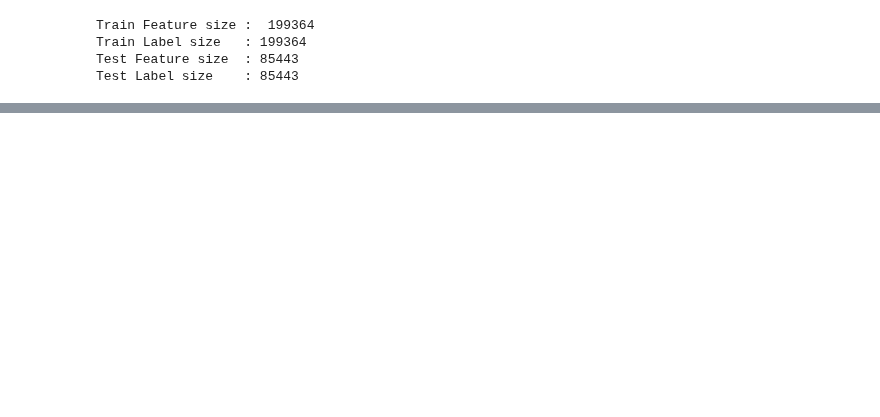
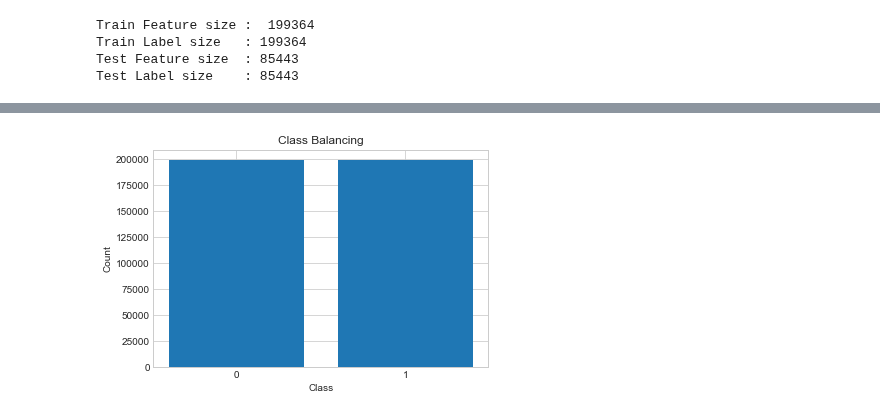
Before and after one commit to giridhar123/BigData, a Jupyter notebook: Notebook.ipynb, the cells around one changed output, grey strips where cells are left out. Cells and saved outputs as stored; diff of their text form; code cells hidden in the pictures; blank space fills up the shorter version.

```diff
--- a/Notebook.ipynb
+++ b/Notebook.ipynb
@@ -41,4 +75,4 @@ Il codice seguente permette la lettura del file da HDFS e quindi l'importazione
 # %%
 dataSet = spark.read \
-    .csv('hdfs://localhost:9099/creditCardProject/creditcard.csv', header = 'True', inferSchema='True')
+    .csv('hdfs://localhost:9090/user/cedric/bigdata/creditcard.csv', header = 'True', inferSchema='True')
 # %% [markdown]
@@ -121,5 +186,7 @@ print(corr["Class"] < soglia)
 # %% [markdown]
 Dalla matrice di correlazione eliminiamo questo, questo e questo
+# %%
+dfFinal = df.drop(["V13", "V23"], axis = 1) # <-- dalla matrice di correlazione
 # %% [markdown]
 ## Fisher Score
 # %%
@@ -140,2 +210,4 @@ print(idx)
 # %% [markdown]
 Dal fisher score eliminiamo questo, questo e questo
+# %%
+dfFinal = dfFinal.drop(["Time", "V3", "V6", "V11", "V14"], axis = 1) # <-- dal fisher score
@@ -219,24 +378,3 @@ print(f1result)
 6.9 Training
 Per l'addestramento è necessario importare i modelli da addestrare dalle librerie di Spark per la classificazione. Come modelli verranno utilizzati Decision Tree ed il classificatore di tipo probabilistico Naive Bayes per poter confrontare infine i risultati ottenuti.
 Per poter inizializzare i modelli è necessario prima inserire come parametri la caratteristica che il modello deve predire Severity , e la colonna delle features .
-# %%
-dfFinal = df.drop(["Time", "V3", "V6", "V11", "V14"], axis = 1) # <-- dal fisher score
-dfFinal = dfFinal.drop(["V13", "V23"], axis = 1) # <-- dalla matrice di correlazione
-
-#Random Forest
-from sklearn.ensemble import RandomForestClassifier
-from sklearn.metrics import accuracy_score
-from sklearn.metrics import confusion_matrix, ConfusionMatrixDisplay
-from imblearn.over_sampling import SMOTE
-
-features = dfFinal[dfFinal.columns[:len(dfFinal.columns)-1]].to_numpy()
-targets = dfFinal.Class.to_numpy()
-#features, targets = SMOTE().fit_resample(features,targets)
-#targets = targets.reshape(-1,1)
-
-target_un,count = np.unique(targets,return_counts=True)
-plt.title("Class Balancing")
-plt.xlabel("Class")
-plt.ylabel("Count")
-plt.bar([str(i) for i in target_un],count)
-plt.show()
@@ -263 +409,16 @@ Test Label size    : 85443
+# %%
+from imblearn.over_sampling import SMOTE
+
+#SOVRACAMPIONAMENTO SOLO DEL TRAINING SET IN MODO DA SBAGLIARE SOLO 1 VOLTA E NON N VOLTE NEL TEST SET
+X_train, Y_train = SMOTE().fit_resample(X_train,Y_train)
+Y_train = Y_train.reshape(-1,1)
+
+target_balanced,count = np.unique(Y_train,return_counts=True)
+plt.title("Class Balancing")
+plt.xlabel("Class")
+plt.ylabel("Count")
+plt.bar([str(i) for i in target_balanced],count)
+plt.show()
+# %% [output]
+[figure, added]
 # %%
```
Also changed, not shown: parts of 69 cells of this notebook.
